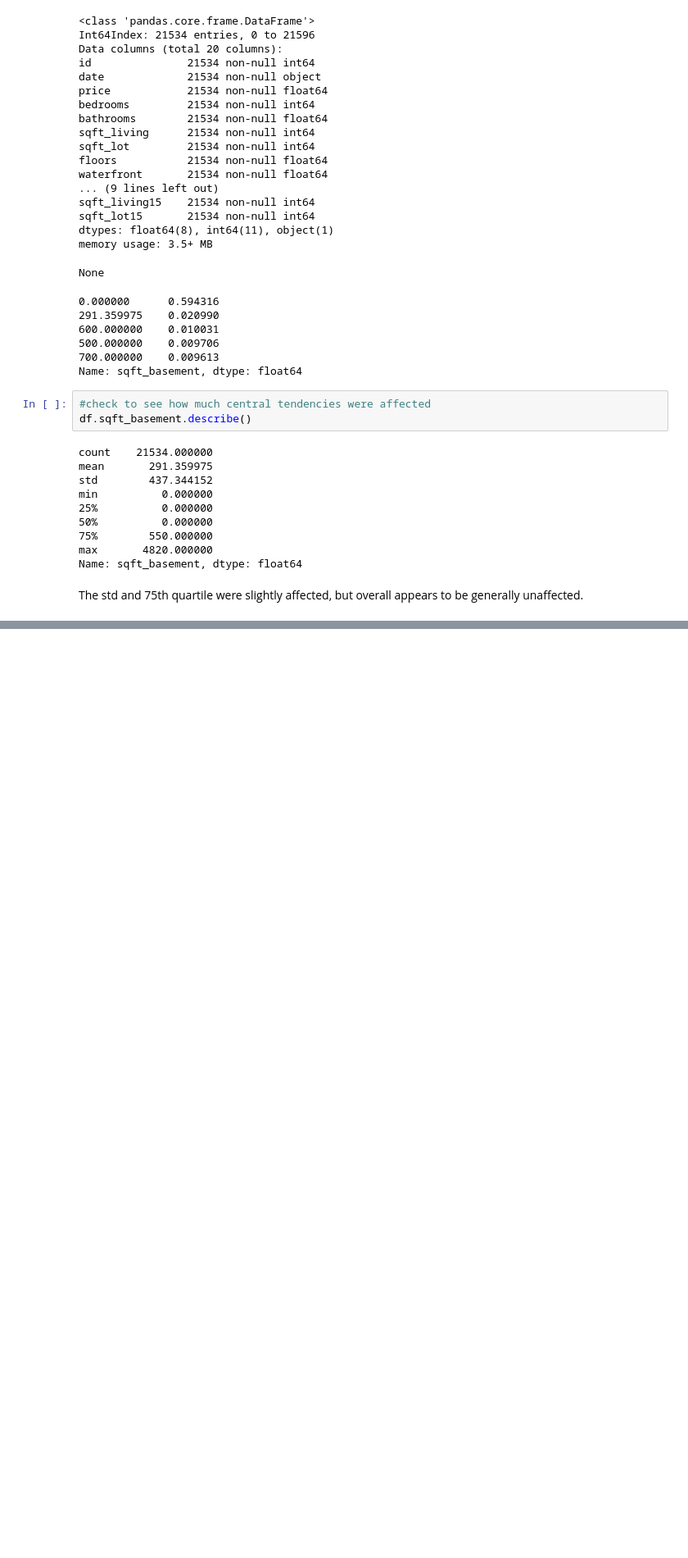
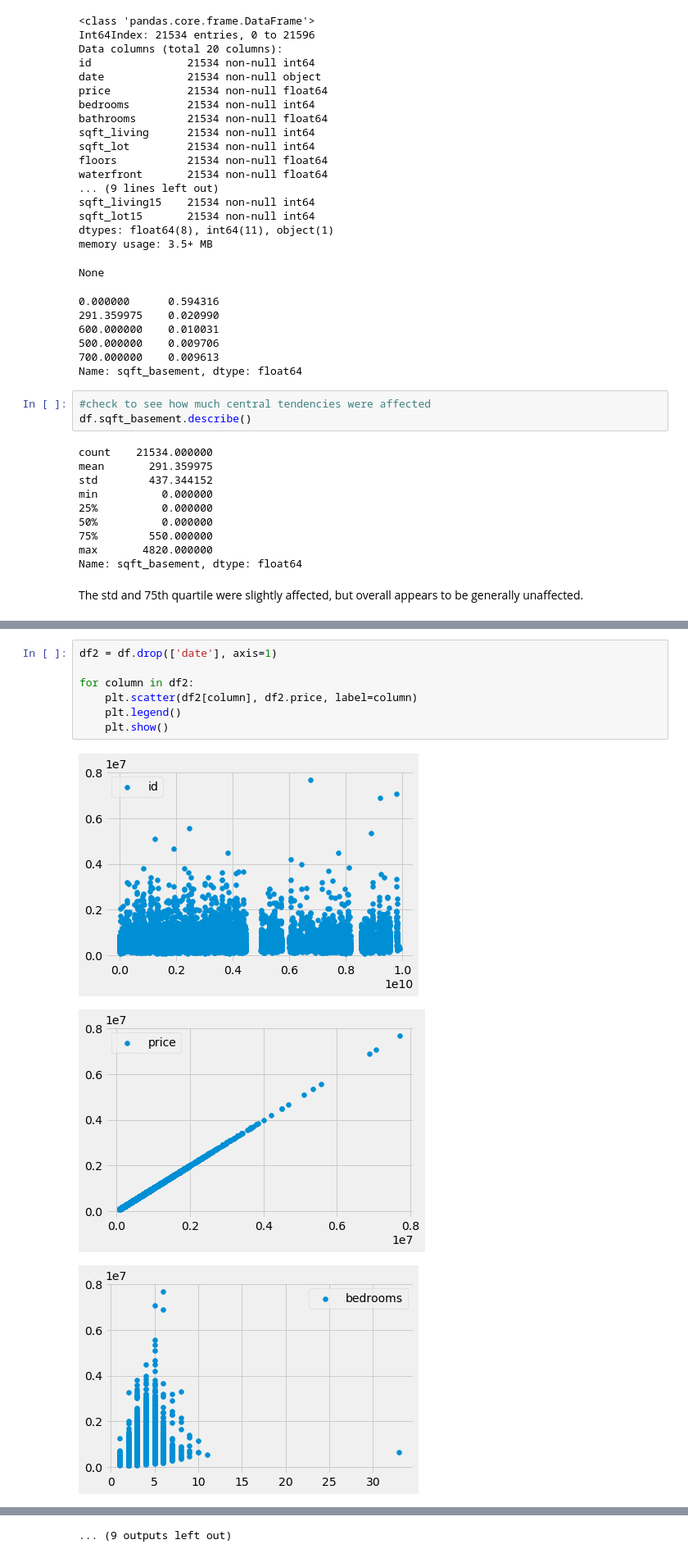
Before and after one commit to rab175/dsc-v2-mod1-final-project-online-ds-pt-071519, a Jupyter notebook: student.ipynb, the cells around one changed output, grey strips where cells are left out. Shown at 82% size. Saved outputs shown, nothing was run; the diff lists cells and outputs as text; blank space fills up the shorter version.

```diff
--- a/student.ipynb
+++ b/student.ipynb
@@ -470,0 +517,11 @@ The std and 75th quartile were slightly affected, but overall appears to be gene
+# %%
+df2 = df.drop(['date'], axis=1)
+
+for column in df2:
+    plt.scatter(df2[column], df2.price, label=column)
+    plt.legend()
+    plt.show()
+# %% [output]
+[figure, added]
+[figure, added]
+[figure, added]
@@ -470,0 +537 @@ The std and 75th quartile were slightly affected, but overall appears to be gene
+... (9 outputs left out)
```
Also changed, not shown: parts of 13 cells of this notebook.
